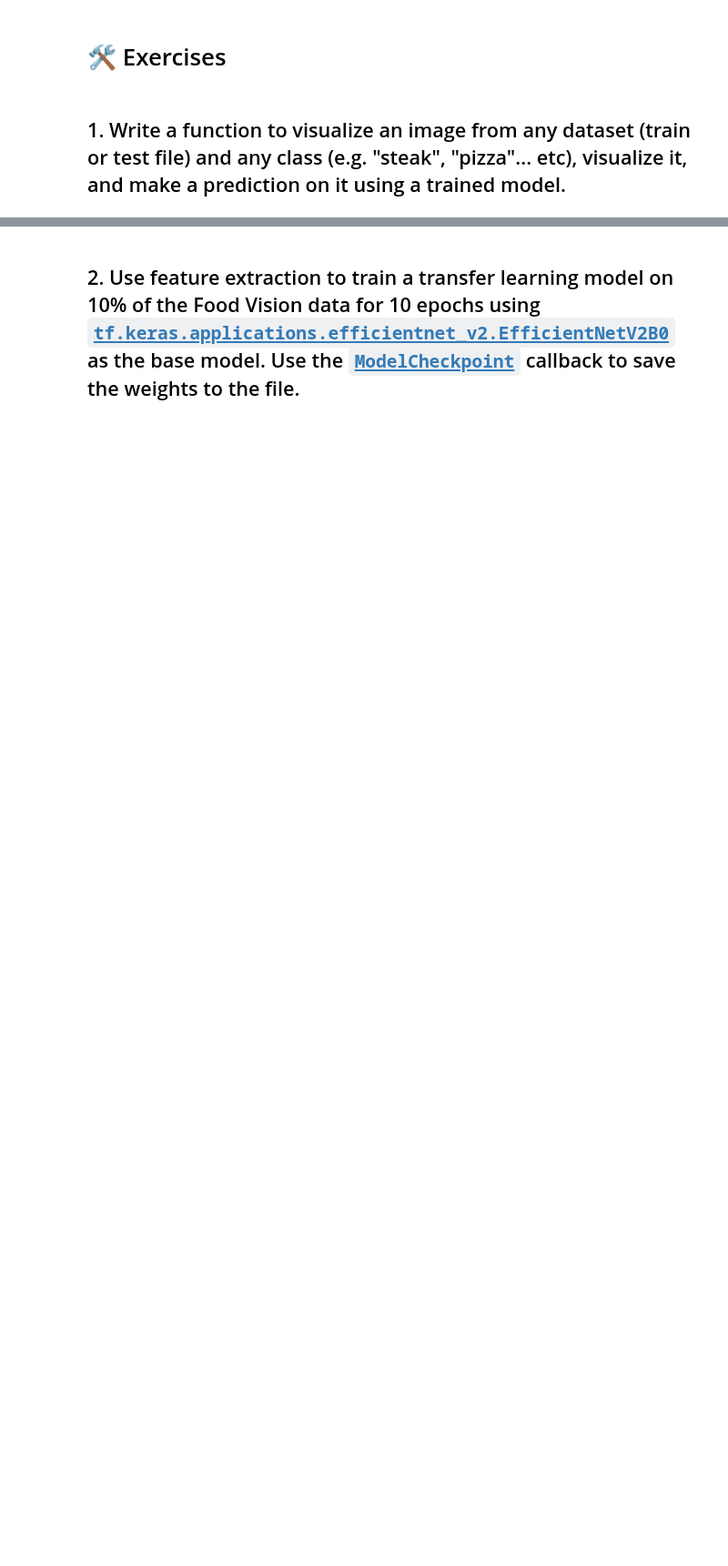
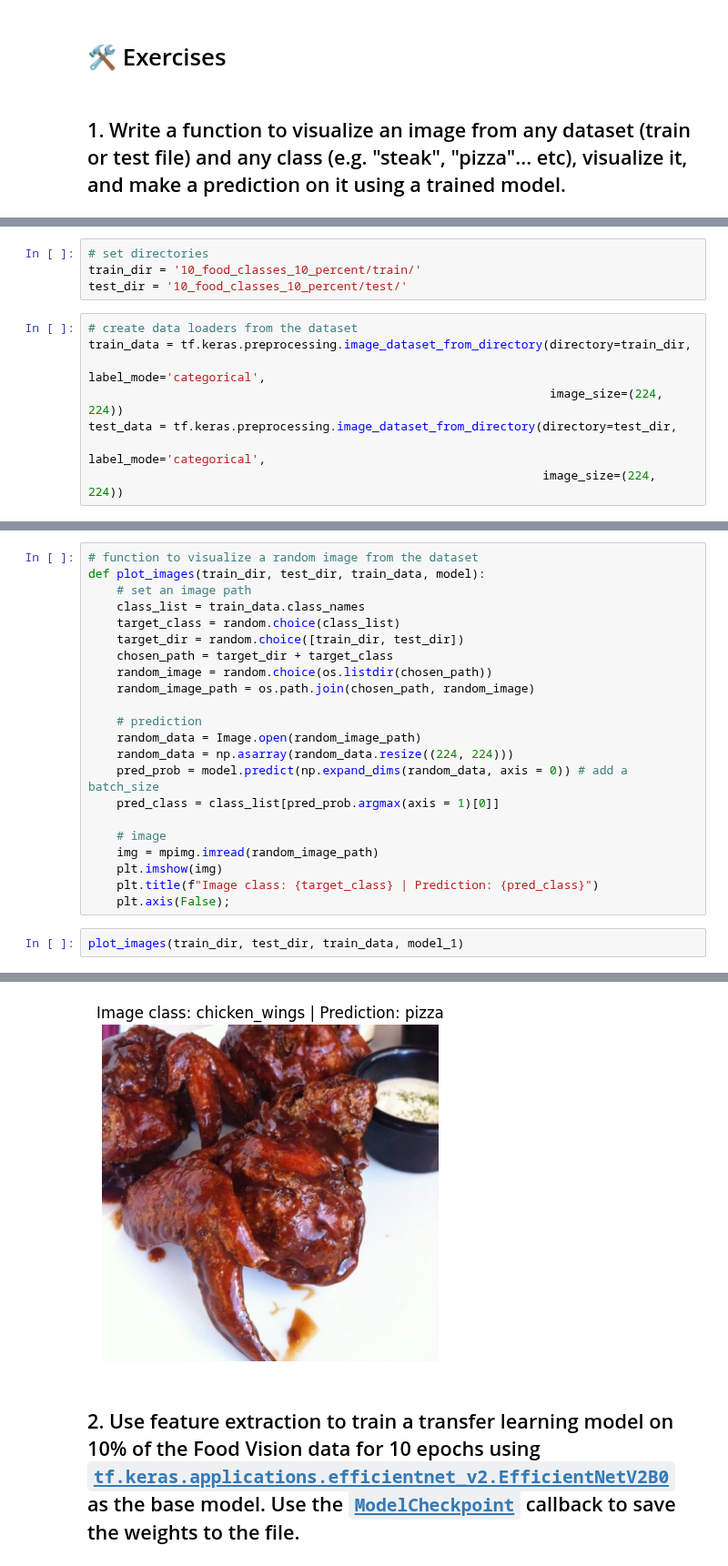
Before and after one commit to yhs2773/TensorFlow-for-Deep-Learning, a Jupyter notebook: Notebooks/05. Transfer Learning with TensorFlow Part 2 - Fine-tuning (Exercise).ipynb, the cells around one changed output, grey strips where cells are left out. Shown at 91% size. Cells and saved outputs as stored; diff of their text form; blank space fills up the shorter version.

```diff
--- a/Notebooks/05. Transfer Learning with TensorFlow Part 2 - Fine-tuning (Exercise).ipynb
+++ b/Notebooks/05. Transfer Learning with TensorFlow Part 2 - Fine-tuning (Exercise).ipynb
@@ -4,0 +34,12 @@
+# %%
+# set directories
+train_dir = '10_food_classes_10_percent/train/'
+test_dir = '10_food_classes_10_percent/test/'
+# %%
+# create data loaders from the dataset
+train_data = tf.keras.preprocessing.image_dataset_from_directory(directory=train_dir,
+                                                                 label_mode='categorical',
+                                                                 image_size=(224, 224))
+test_data = tf.keras.preprocessing.image_dataset_from_directory(directory=test_dir,
+                                                                label_mode='categorical',
+                                                                image_size=(224, 224))
@@ -4,0 +97,25 @@
+# %%
+# function to visualize a random image from the dataset
+def plot_images(train_dir, test_dir, train_data, model):
+    # set an image path
+    class_list = train_data.class_names
+    target_class = random.choice(class_list)
+    target_dir = random.choice([train_dir, test_dir])
+    chosen_path = target_dir + target_class
+    random_image = random.choice(os.listdir(chosen_path))
+    random_image_path = os.path.join(chosen_path, random_image)
+
+    # prediction
+    random_data = Image.open(random_image_path)
+    random_data = np.asarray(random_data.resize((224, 224)))
+    pred_prob = model.predict(np.expand_dims(random_data, axis = 0)) # add a batch_size
+    pred_class = class_list[pred_prob.argmax(axis = 1)[0]]
+
+    # image
+    img = mpimg.imread(random_image_path)
+    plt.imshow(img)
+    plt.title(f"Image class: {target_class} | Prediction: {pred_class}")
+    plt.axis(False);
+# %%
+plot_images(train_dir, test_dir, train_data, model_1)
+# %% [output]
@@ -5,2 +123,3 @@
+[figure, added]
 # %% [markdown]
 ## 2. Use feature extraction to train a transfer learning model on 10% of the Food Vision data for 10 epochs using [`tf.keras.applications.efficientnet_v2.EfficientNetV2B0`](https://www.tensorflow.org/api_docs/python/tf/keras/applications/efficientnet_v2/EfficientNetV2B0) as the base model. Use the [`ModelCheckpoint`](https://www.tensorflow.org/api_docs/python/tf/keras/callbacks/ModelCheckpoint) callback to save the weights to the file.
```
Also changed, not shown: parts of 9 cells of this notebook.
